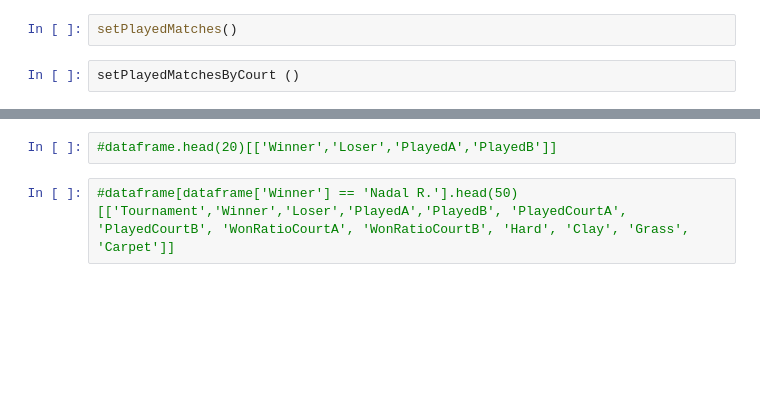
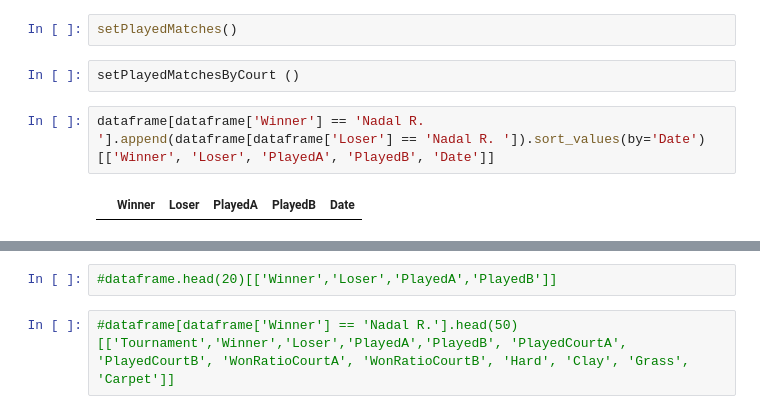
Before and after one commit to RiccardoSpolaor/Predict_Winner_2020_Australian_Open, a Jupyter notebook: Redone/05 Adding New Variables.ipynb, the cells around one changed output, grey strips where cells are left out. Saved outputs shown, nothing was run; the diff lists cells and outputs as text; blank space fills up the shorter version.

```diff
--- a/Redone/05 Adding New Variables.ipynb
+++ b/Redone/05 Adding New Variables.ipynb
@@ -402,3 +403,7 @@ def setPlayedMatchesByCourt ():
 setPlayedMatches()
 # %%
 setPlayedMatchesByCourt ()
+# %%
+dataframe[dataframe['Winner'] == 'Nadal R.  '].append(dataframe[dataframe['Loser'] == 'Nadal R. ']).sort_values(by='Date')[['Winner', 'Loser', 'PlayedA', 'PlayedB', 'Date']]
+# %% [output]
+|  | Winner | Loser | PlayedA | PlayedB | Date |
```
Also changed, not shown: parts of 3 cells of this notebook, 9 other files.
